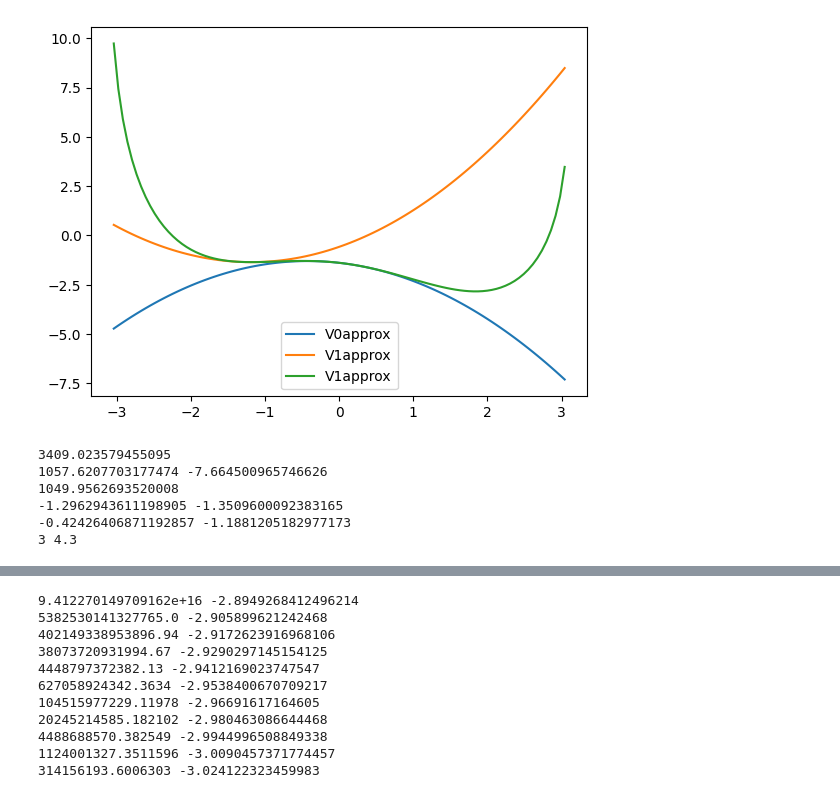
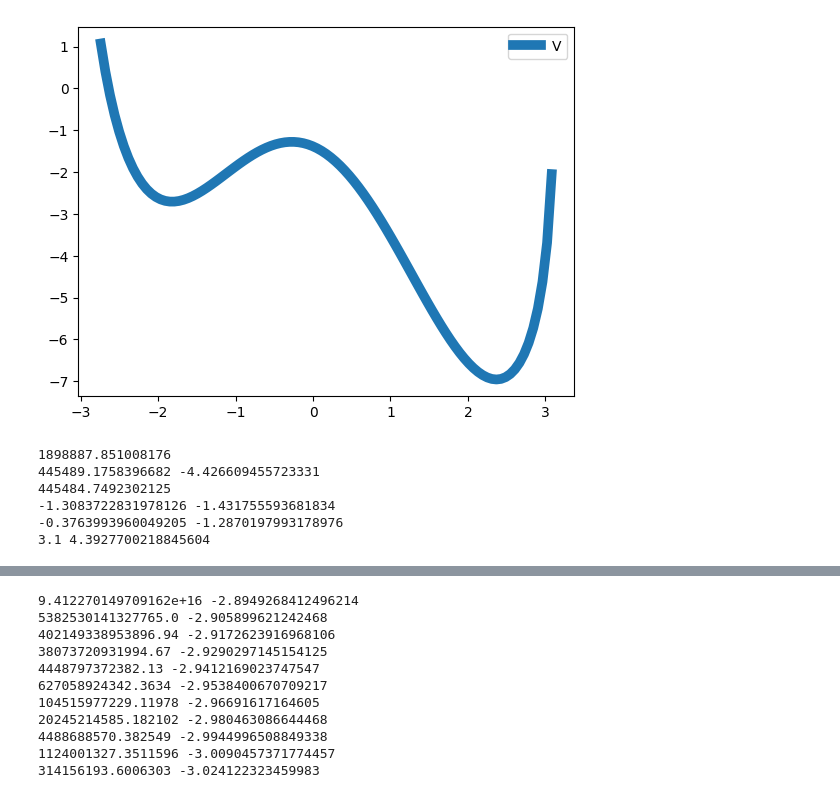
Before and after one commit to michaelyhuang23/opo-photon-tunneling, a Jupyter notebook: analytic_plot.ipynb, the cells around one changed output, grey strips where cells are left out. Cells and saved outputs as stored; diff of their text form; code cells hidden in the pictures.

```diff
--- a/analytic_plot.ipynb
+++ b/analytic_plot.ipynb
@@ -20,18 +20,19 @@ Vapex1 = lambda l,b,g: V1(l,b,g)-PuV1(l,b,g)**2/(2*PuuV1(l,b,g))
 k = lambda l,b,g: (Vapex0(l,b,g)-Vapex1(l,b,g))/(apex0(l,b,g)-apex1(l,b,g))
 # %%
 # test current functions
-l,b,g = 2,3,0.1
+l,b,g = 4,8,0.1
 V0approx = lambda x: PuuV0(l,b,g)/2*(x-apex0(l,b,g))**2 + Vapex0(l,b,g)
 V1approx = lambda x: PuuV1(l,b,g)/2*(x-apex1(l,b,g))**2 + Vapex1(l,b,g)
 
-us = np.linspace(-np.pi+0.1,np.pi-0.1,100)
-plt.plot(us,V0approx(us),label='V0approx')
-plt.plot(us,V1approx(us),label='V1approx')
-plt.plot(us,V(l,b,g,us),label='V1approx')
+us = np.linspace(-np.pi+0.4,np.pi,100)
+#plt.plot(us,V0approx(us),label='V0approx')
+#plt.plot(us,V1approx(us),label='V1approx')
+plt.plot(us,V(l,b,g,us),label='V', linewidth=7)
 plt.legend()
+plt.savefig("plot.svg", format="svg")
 plt.show()
 # %% [output]
-[figure, old version]
+[figure, new version]
 # %%
 def analytic_time3(l,b,g):
     term1factor = g/k(l,b,g)*np.sqrt(PvvV0(l,b,g)/PvvV1(l,b,g))*(np.exp((Vapex0(l,b,g)-Vapex1(l,b,g))/g**2)-1)
@@ -87,17 +88,17 @@ def analytic_time1(lambda_val, b_val, g_val):
 
     return analytic_time()
 # %%
-l,b,g = 2,3,0.1
+l,b,g = 2.1,3,0.1
 print(analytic_time1(l,b,g))
 print(analytic_time3(l,b,g))
 print(Vapex0(l,b,g), Vapex1(l,b,g))
 print(apex0(l,b,g), apex1(l,b,g))
 print(PvvV0(l,b,g), PvvV1(l,b,g))
 # %% [output]
-3409.023579455095
-1057.6207703177474 -7.664500965746626
-1049.9562693520008
--1.2962943611198905 -1.3509600092383165
--0.42426406871192857 -1.1881205182977173
-3 4.3
+1898887.851008176
+445489.1758396682 -4.426609455723331
+445484.7492302125
+-1.3083722831978126 -1.431755593681834
+-0.3763993960049205 -1.2870197993178976
+3.1 4.3927700218845604
 # %%
```
Also changed, not shown: parts of 1 cell of this notebook, 4 other files.
